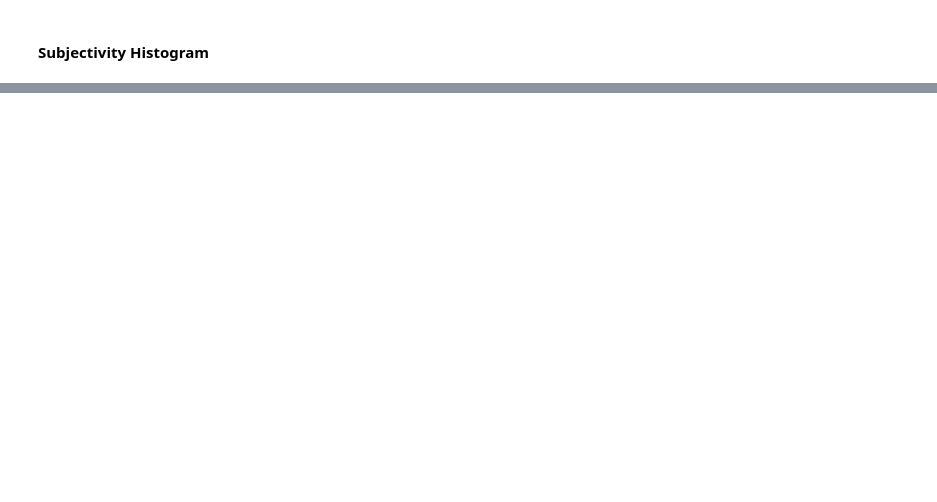
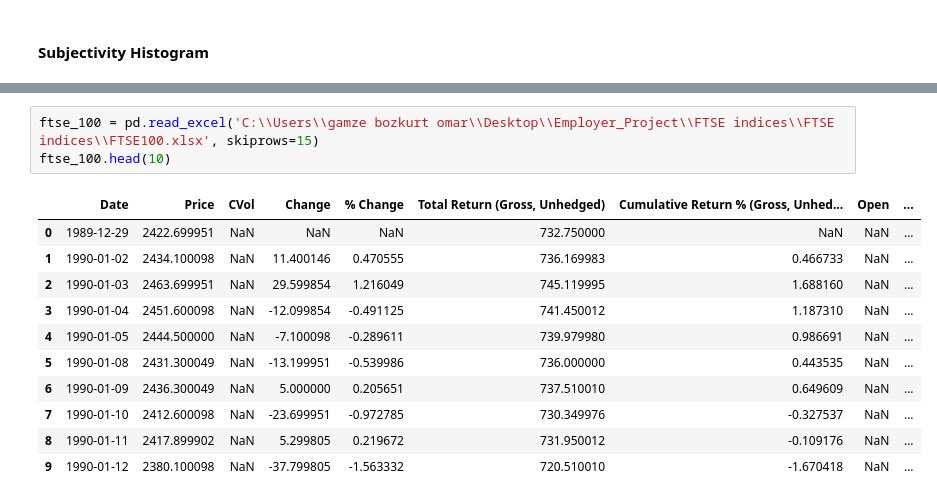
Before and after one commit to gamzebb/group-project, a Jupyter notebook: BankSpeeches_StarterCode-8.ipynb, the cells around one changed output, grey strips where cells are left out. Cells and saved outputs as stored; diff of their text form; blank space fills up the shorter version.

```diff
--- a/BankSpeeches_StarterCode-8.ipynb
+++ b/BankSpeeches_StarterCode-8.ipynb
@@ -1041,0 +901,15 @@ plt.show()
+# %%
+ftse_100 = pd.read_excel('C:\\Users\\gamze bozkurt omar\\Desktop\\Employer_Project\\FTSE indices\\FTSE indices\\FTSE100.xlsx', skiprows=15)
+ftse_100.head(10)
+# %% [output]
+|  | Date | Price | CVol | Change | % Change | Total Return (Gross, Unhedged) | Cumulative Return % (Gross, Unhed... | Open | ... |
+| 0 | 1989-12-29 | 2422.699951 | NaN | NaN | NaN | 732.750000 | NaN | NaN | ... |
+| 1 | 1990-01-02 | 2434.100098 | NaN | 11.400146 | 0.470555 | 736.169983 | 0.466733 | NaN | ... |
+| 2 | 1990-01-03 | 2463.699951 | NaN | 29.599854 | 1.216049 | 745.119995 | 1.688160 | NaN | ... |
+| 3 | 1990-01-04 | 2451.600098 | NaN | -12.099854 | -0.491125 | 741.450012 | 1.187310 | NaN | ... |
+| 4 | 1990-01-05 | 2444.500000 | NaN | -7.100098 | -0.289611 | 739.979980 | 0.986691 | NaN | ... |
+| 5 | 1990-01-08 | 2431.300049 | NaN | -13.199951 | -0.539986 | 736.000000 | 0.443535 | NaN | ... |
+| 6 | 1990-01-09 | 2436.300049 | NaN | 5.000000 | 0.205651 | 737.510010 | 0.649609 | NaN | ... |
+| 7 | 1990-01-10 | 2412.600098 | NaN | -23.699951 | -0.972785 | 730.349976 | -0.327537 | NaN | ... |
+| 8 | 1990-01-11 | 2417.899902 | NaN | 5.299805 | 0.219672 | 731.950012 | -0.109176 | NaN | ... |
+| 9 | 1990-01-12 | 2380.100098 | NaN | -37.799805 | -1.563332 | 720.510010 | -1.670418 | NaN | ... |
```
Also changed, not shown: parts of 76 cells of this notebook.
